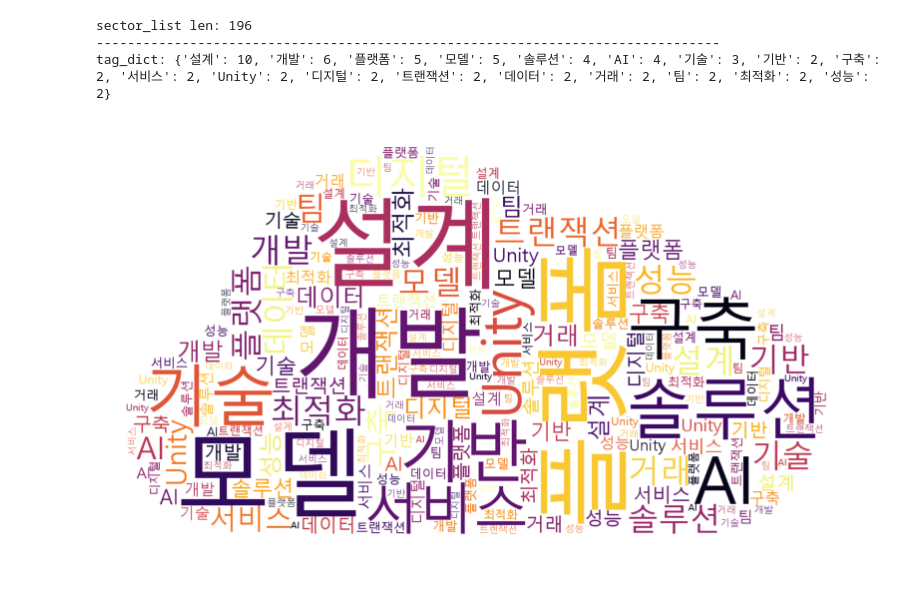
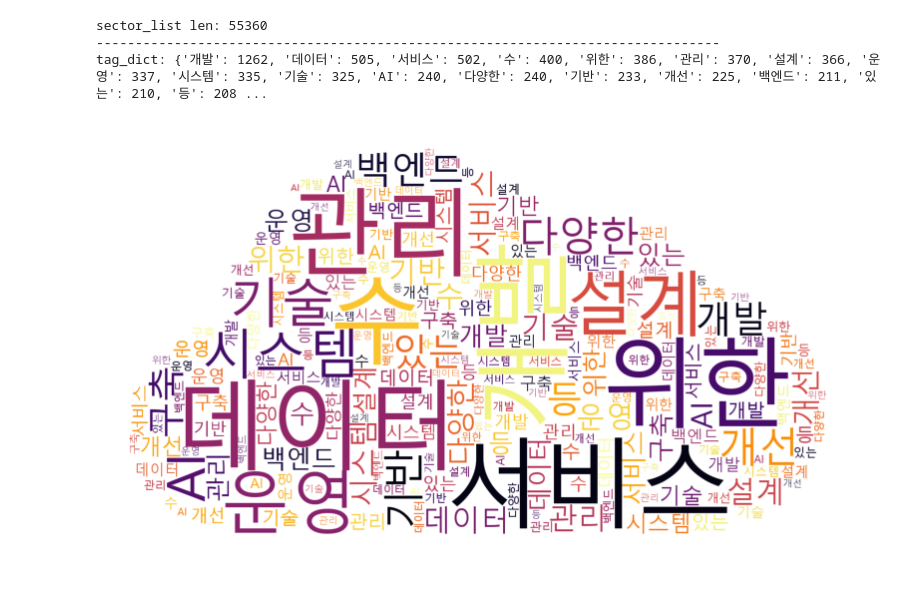
Before and after one commit to matdongsan5/Project, a Jupyter notebook: Crawrl_이정욱/make_wordcolud.ipynb, the cells around one changed output. Saved outputs shown, nothing was run; the diff lists cells and outputs as text; code cells hidden in the pictures.

```diff
--- a/Crawrl_이정욱/make_wordcolud.ipynb
+++ b/Crawrl_이정욱/make_wordcolud.ipynb
@@ -81,0 +58,3 @@ ns_list
+# %%
+main_task = list()
+make_list('main_task.txt', main_task)
@@ -82,11 +150,10 @@ ns_list
 # %%
-
 stopwords = ['및', '주요업무'] # wordcloud에서 제외할 단어
 
-print(f'sector_list len: {len(ns_list)}')
-make_wordcloud(ns_list, stopwords, 20)
+print(f'sector_list len: {len(main_task)}')
+make_wordcloud(main_task, stopwords, 20)
 # %% [output]
-sector_list len: 196
+sector_list len: 55360
 --------------------------------------------------------------------------------
-tag_dict: {'설계': 10, '개발': 6, '플랫폼': 5, '모델': 5, '솔루션': 4, 'AI': 4, '기술': 3, '기반': 2, '구축': 2, '서비스': 2, 'Unity': 2, '디지털': 2, '트랜잭션': 2, '데이터': 2, '거래': 2, '팀': 2, '최적화': 2, '성능': 2}
+tag_dict: {'개발': 1262, '데이터': 505, '서비스': 502, '수': 400, '위한': 386, '관리': 370, '설계': 366, '운영': 337, '시스템': 335, '기술': 325, 'AI': 240, '다양한': 240, '기반': 233, '개선': 225, '백엔드': 211, '있는': 210, '등': 208 ...
-[figure, old version]
+[figure, new version]
```
Also changed, not shown: parts of 13 cells of this notebook, 4 other files.
